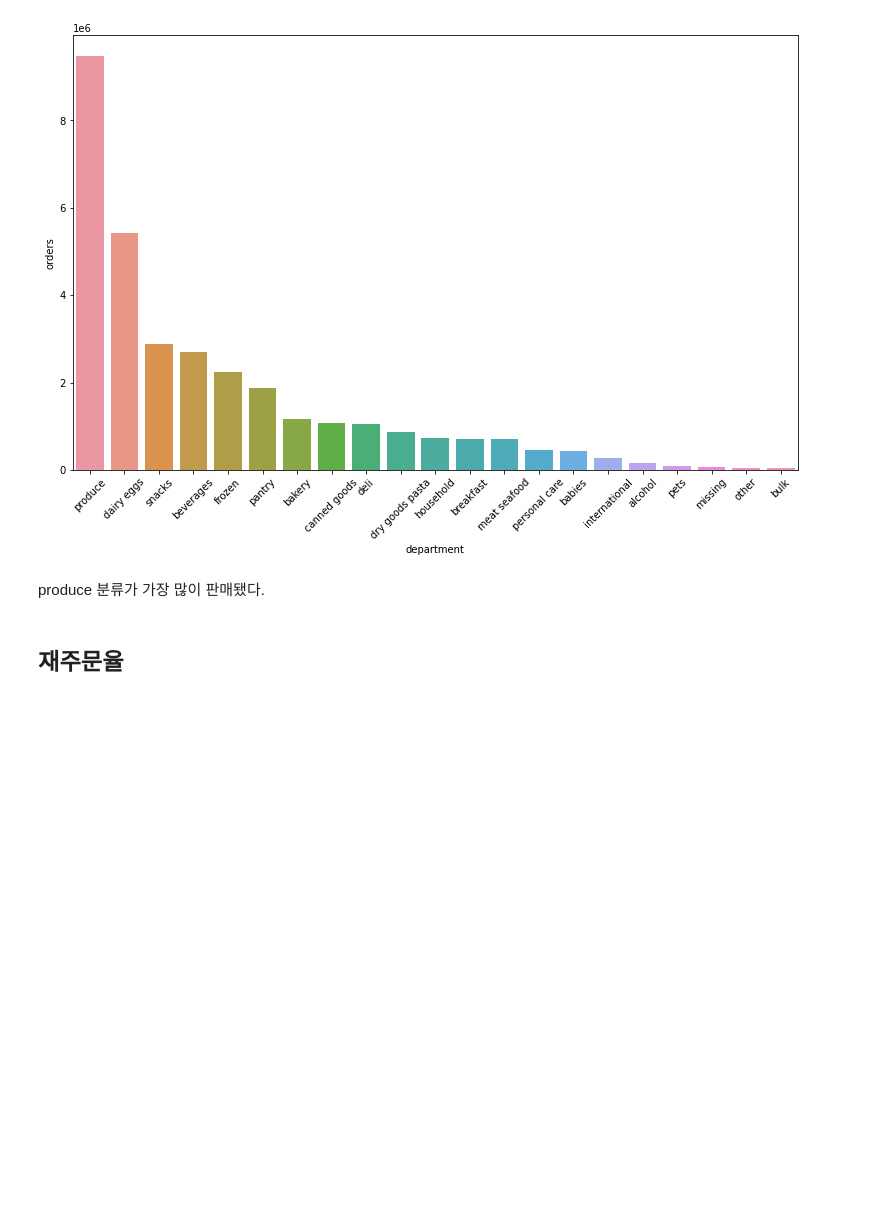
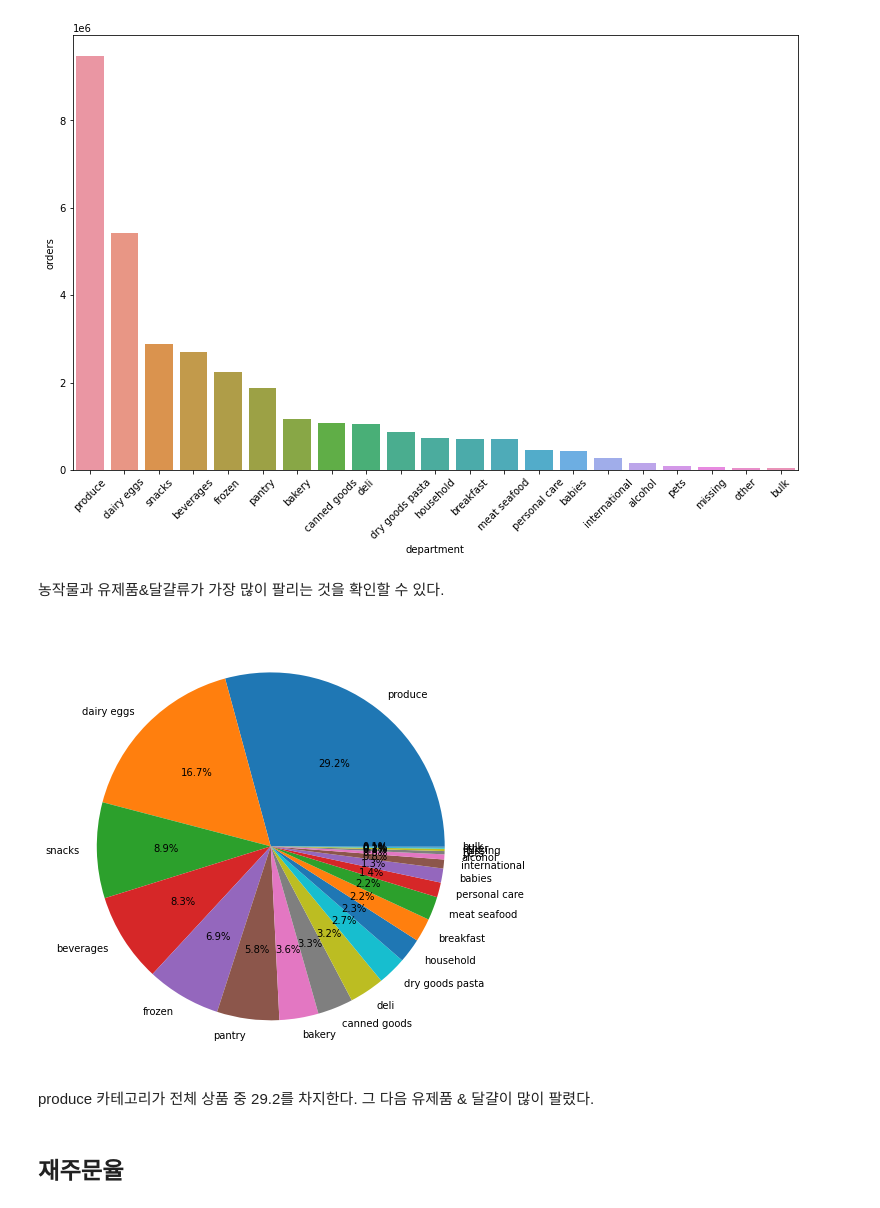
Before and after one commit to helperjby/Wishlist_project, a Jupyter notebook: EDA/산들_EDA.ipynb, the cells around one changed output. Saved outputs shown, nothing was run; the diff lists cells and outputs as text; code cells hidden in the pictures; blank space fills up the shorter version.

```diff
--- a/EDA/산들_EDA.ipynb
+++ b/EDA/산들_EDA.ipynb
@@ -629,8 +742,18 @@ plt.xticks(rotation=45)
 plt.show()
 # %% [output]
 [figure]
-# %% [markdown]
-produce 분류가 가장 많이 판매됐다.
+# %% [markdown]
+농작물과 유제품&달걀류가 가장 많이 팔리는 것을 확인할 수 있다.
+# %%
+data = departments.sort_values(by='orders', ascending=False)
+plt.figure(figsize=(13, 8))
+plt.pie(x=data.orders, labels=data.department, autopct='%.1f%%')
+plt.xticks(rotation=45)
+plt.show()
+# %% [output]
+[figure, added]
+# %% [markdown]
+produce 카테고리가 전체 상품 중 29.2를 차지한다. 그 다음 유제품 & 달걀이 많이 팔렸다.
 # %% [markdown]
 ## 재주문율
 # %%
```
Also changed, not shown: parts of 65 cells of this notebook.
